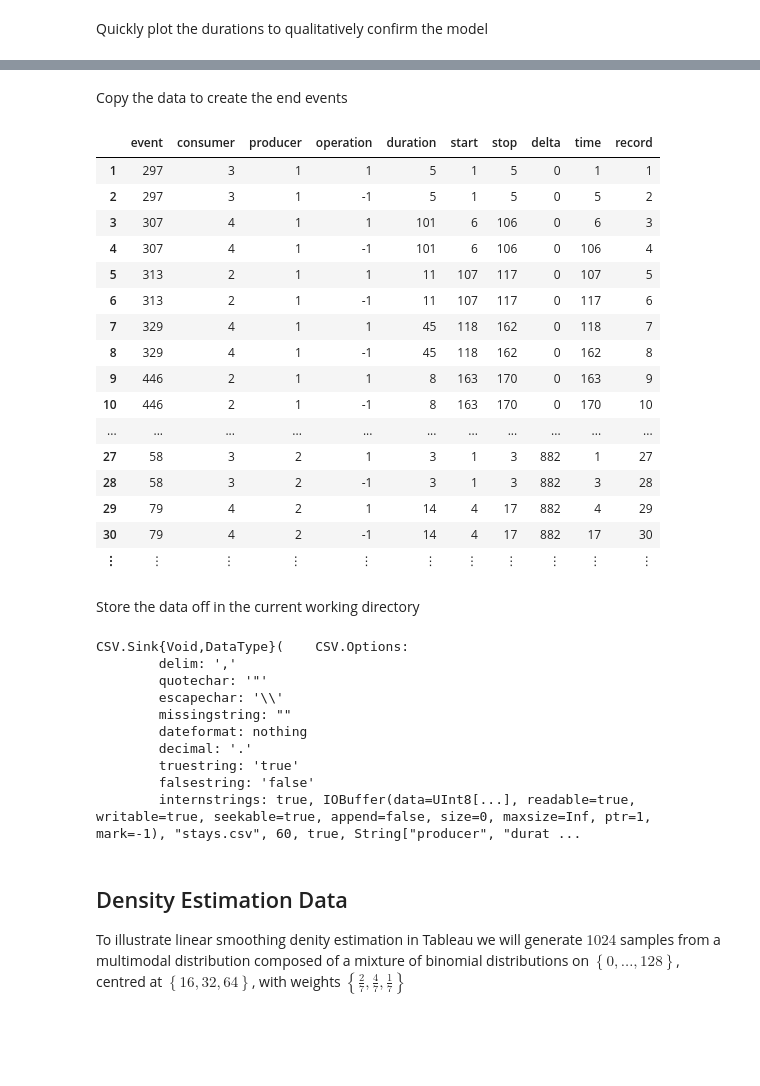
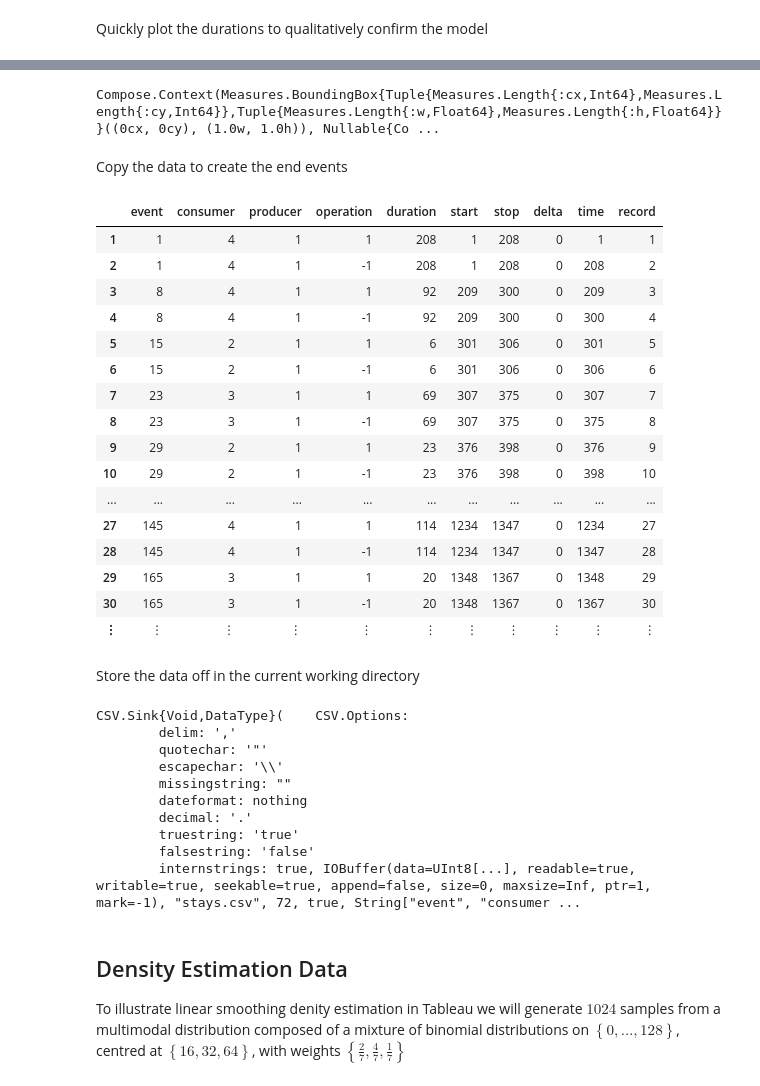
Before and after one commit to aaronsheldon/tableau-examples, a Jupyter notebook: simple-data-generation.ipynb, the cells around one changed output, grey strips where cells are left out. Saved outputs shown, nothing was run; the diff lists cells and outputs as text; code cells hidden in the pictures; blank space fills up the shorter version.

```diff
--- a/simple-data-generation.ipynb
+++ b/simple-data-generation.ipynb
@@ -18,19 +18,19 @@ From previous work we know that the distribution of length of stays in the healt
 The three models will be mixed with ratios ${\frac{4}{7},\frac{2}{7},\frac{1}{7}}$ for occupied, unavailable, and vacant, corresponding to an average $\frac{4\times4\times32}{4\times4\times32+1\times2\times8}=97\%$ occupancy. Typical for health system the end time of the stay is included in the length of stay, so that $duration = 1+stop-start$
 # %%
 stays = DataFrame(
-    event = collect(1:1024),
-    consumer = rand([4,4,4,4,3,3,2], 1024),
-    producer = rand(1:64, 1024),
-    operation = ones(Int64, 1024)
+    event = collect(1:512),
+    consumer = rand([4,4,4,4,3,3,2], 512),
+    producer = rand(1:16, 512),
+    operation = ones(Int64, 512)
 );
 stays[:duration] = ceil.(
     Int64,
-    (2.^(1 + stays[:consumer])) .* cumsum(-log.(1 - rand(1024,4)), 2)[4*collect(0:(1024-1)) + stays[:consumer]]
+    (2.^(1 + stays[:consumer])) .* (cumsum(-log.(1 - rand(512,4)), 2)[CartesianIndex.(1:512, stays[:consumer])])
 )
 sort!(stays,[:producer,:event]);
 stays[:start] = [1; 1 + cumsum(stays[:duration])[1:end-1]];
 stays[:stop] = cumsum(stays[:duration]);
-stays[:delta] = zeros(Int64, 1024);
+stays[:delta] = zeros(Int64, 512);
 stays[[true; stays[2:end,:producer] .!= stays[1:(end-1),:producer]], :delta] = [
     0;
     (
@@ -77,30 +66,38 @@ plot(
+# %%
+vstack(
+    plot(x = stays[:duration][stays[:consumer] .== 2], Geom.histogram),
+    plot(x = stays[:duration][stays[:consumer] .== 3], Geom.histogram),
+    plot(x = stays[:duration][stays[:consumer] .== 4], Geom.histogram)
+)
+# %% [output]
+Compose.Context(Measures.BoundingBox{Tuple{Measures.Length{:cx,Int64},Measures.Length{:cy,Int64}},Tuple{Measures.Length{:w,Float64},Measures.Length{:h,Float64}}}((0cx, 0cy), (1.0w, 1.0h)), Nullable{Co ...
 # %% [markdown]
 Copy the data to create the end events
 # %%
 temp = copy(stays);
 temp[:operation] = -temp[:operation];
 temp[:time] = temp[:stop]
 stays = [stays; temp];
 sort!(stays,[:producer,:time]);
-stays[:record] = 1:(2*1024);
+stays[:record] = 1:1024;
 stays
 # %% [output]
 |  | event | consumer | producer | operation | duration | start | stop | delta | time | record |
-| 1 | 297 | 3 | 1 | 1 | 5 | 1 | 5 | 0 | 1 | 1 |
-| 2 | 297 | 3 | 1 | -1 | 5 | 1 | 5 | 0 | 5 | 2 |
-| 3 | 307 | 4 | 1 | 1 | 101 | 6 | 106 | 0 | 6 | 3 |
-| 4 | 307 | 4 | 1 | -1 | 101 | 6 | 106 | 0 | 106 | 4 |
-| 5 | 313 | 2 | 1 | 1 | 11 | 107 | 117 | 0 | 107 | 5 |
-| 6 | 313 | 2 | 1 | -1 | 11 | 107 | 117 | 0 | 117 | 6 |
-| 7 | 329 | 4 | 1 | 1 | 45 | 118 | 162 | 0 | 118 | 7 |
-| 8 | 329 | 4 | 1 | -1 | 45 | 118 | 162 | 0 | 162 | 8 |
-| 9 | 446 | 2 | 1 | 1 | 8 | 163 | 170 | 0 | 163 | 9 |
-| 10 | 446 | 2 | 1 | -1 | 8 | 163 | 170 | 0 | 170 | 10 |
+| 1 | 1 | 4 | 1 | 1 | 208 | 1 | 208 | 0 | 1 | 1 |
+| 2 | 1 | 4 | 1 | -1 | 208 | 1 | 208 | 0 | 208 | 2 |
+| 3 | 8 | 4 | 1 | 1 | 92 | 209 | 300 | 0 | 209 | 3 |
+| 4 | 8 | 4 | 1 | -1 | 92 | 209 | 300 | 0 | 300 | 4 |
+| 5 | 15 | 2 | 1 | 1 | 6 | 301 | 306 | 0 | 301 | 5 |
+| 6 | 15 | 2 | 1 | -1 | 6 | 301 | 306 | 0 | 306 | 6 |
+| 7 | 23 | 3 | 1 | 1 | 69 | 307 | 375 | 0 | 307 | 7 |
+| 8 | 23 | 3 | 1 | -1 | 69 | 307 | 375 | 0 | 375 | 8 |
+| 9 | 29 | 2 | 1 | 1 | 23 | 376 | 398 | 0 | 376 | 9 |
+| 10 | 29 | 2 | 1 | -1 | 23 | 376 | 398 | 0 | 398 | 10 |
 | ... | ... | ... | ... | ... | ... | ... | ... | ... | ... | ... |
-| 27 | 58 | 3 | 2 | 1 | 3 | 1 | 3 | 882 | 1 | 27 |
-| 28 | 58 | 3 | 2 | -1 | 3 | 1 | 3 | 882 | 3 | 28 |
-| 29 | 79 | 4 | 2 | 1 | 14 | 4 | 17 | 882 | 4 | 29 |
-| 30 | 79 | 4 | 2 | -1 | 14 | 4 | 17 | 882 | 17 | 30 |
+| 27 | 145 | 4 | 1 | 1 | 114 | 1234 | 1347 | 0 | 1234 | 27 |
+| 28 | 145 | 4 | 1 | -1 | 114 | 1234 | 1347 | 0 | 1347 | 28 |
+| 29 | 165 | 3 | 1 | 1 | 20 | 1348 | 1367 | 0 | 1348 | 29 |
+| 30 | 165 | 3 | 1 | -1 | 20 | 1348 | 1367 | 0 | 1367 | 30 |
 | ⋮ | ⋮ | ⋮ | ⋮ | ⋮ | ⋮ | ⋮ | ⋮ | ⋮ | ⋮ | ⋮ |
 # %% [markdown]
 Store the data off in the current working directory
@@ -116,7 +113,7 @@ CSV.Sink{Void,DataType}(    CSV.Options:
         decimal: '.'
         truestring: 'true'
         falsestring: 'false'
-        internstrings: true, IOBuffer(data=UInt8[...], readable=true, writable=true, seekable=true, append=false, size=0, maxsize=Inf, ptr=1, mark=-1), "stays.csv", 60, true, String["producer", "durat ...
+        internstrings: true, IOBuffer(data=UInt8[...], readable=true, writable=true, seekable=true, append=false, size=0, maxsize=Inf, ptr=1, mark=-1), "stays.csv", 72, true, String["event", "consumer ...
 # %% [markdown]
 ## Density Estimation Data
 
```
Also changed, not shown: parts of 3 cells of this notebook, 1 other file.
